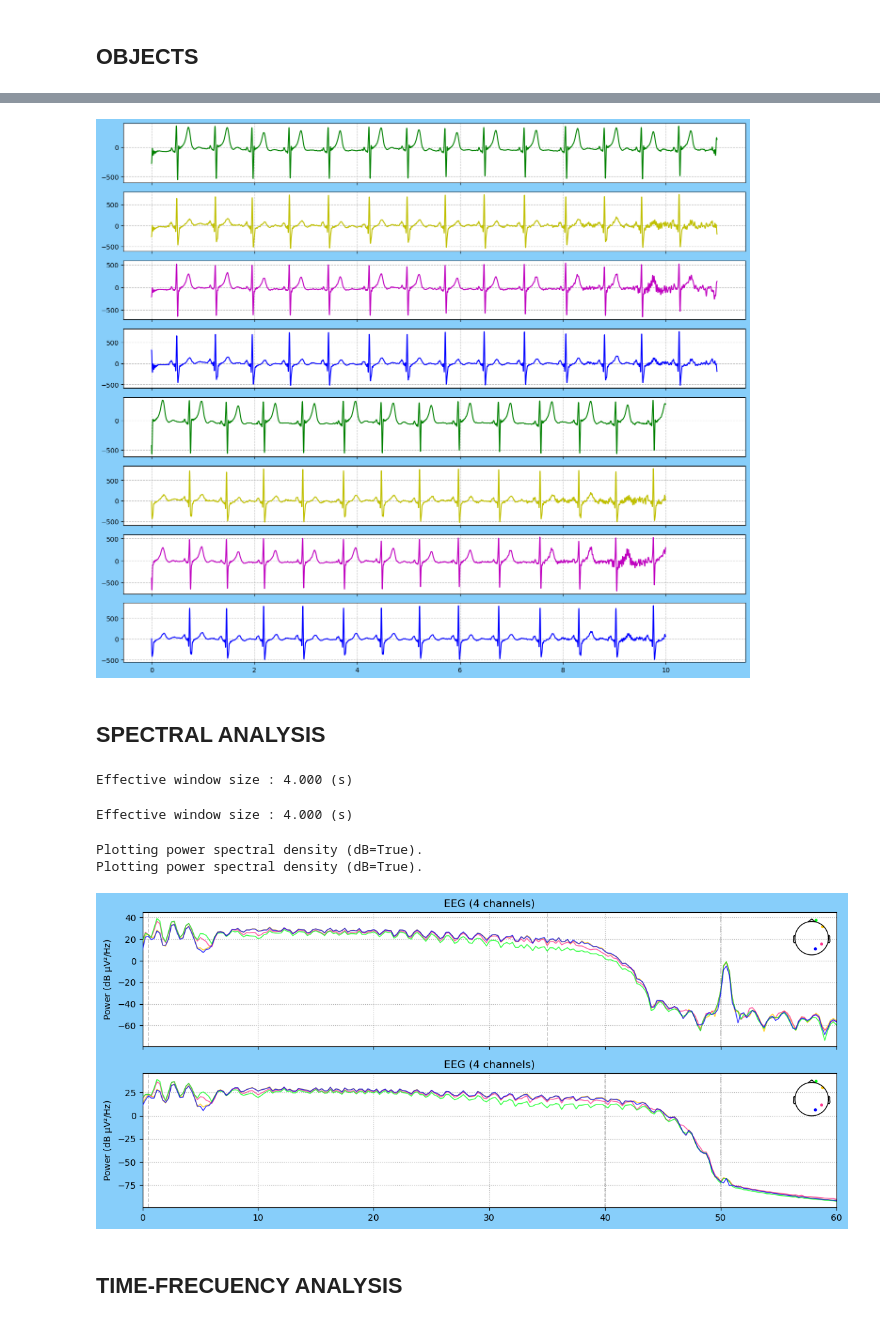
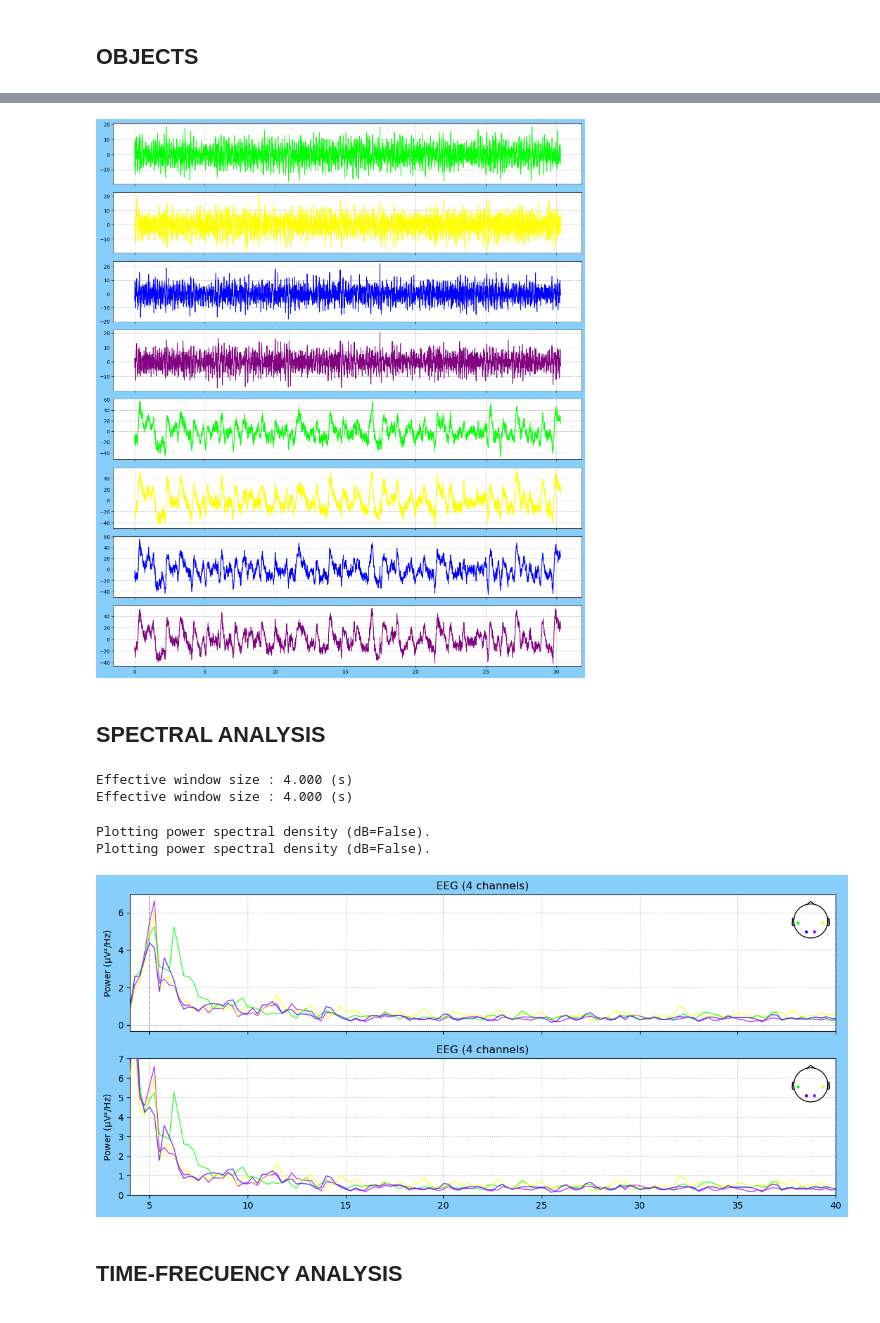
Before and after one commit to EloySerrudo/EEG_Project, a Jupyter notebook: bin/EDA_EEG.ipynb, the cells around one changed output, grey strips where cells are left out. Saved outputs shown, nothing was run; the diff lists cells and outputs as text; code cells hidden in the pictures.

```diff
--- a/bin/EDA_EEG.ipynb
+++ b/bin/EDA_EEG.ipynb
@@ -80,0 +44,6 @@ Ready.
+# %%
+data_1 = signal_1.loc[:, 'channel_1':'channel_4'].values.T
+data_2 = signal_2.loc[:, 'channel_1':'channel_4'].values.T
+
+eeg_raw_1 = mne.io.RawArray(data_1, info, verbose=True)
+eeg_raw_2 = mne.io.RawArray(data_2, info, verbose=True)
@@ -123,4 +101,3 @@ plt.show()
 # %%
-fl, fh = 0.5, 35.
-eeg_raw_f_1 = eeg_raw_1.copy().filter(l_freq=fl, h_freq=fh, method='fir', phase='zero', fir_window='hamming',
-                                      fir_design='firwin', pad='reflect', verbose=True)
+fl, fh = 5., 40.
+tmn, tmx = 0.5, 30.8
@@ -141,5 +104,8 @@ Designing a one-pass, zero-phase, non-causal bandpass filter:
 # %%
-eeg_raw_f_2 = eeg_raw_2.copy().filter(l_freq=fl, h_freq=40, method='fir', phase='zero-double', fir_window='hamming',
-                                      fir_design='firwin', pad='reflect', verbose=True).crop(tmin=0.5, tmax=10.5, include_tmax=False, verbose=True)
+eeg_raw_f_1 = eeg_raw_1.copy().filter(l_freq=fl, h_freq=fh, method='fir', phase='zero-double', fir_window='hamming',
+                                      fir_design='firwin', pad='reflect', verbose=True).crop(tmin=tmn, tmax=tmx, include_tmax=False, verbose=True)
+print(eeg_raw_f_1.n_times)
+eeg_raw_f_2 = eeg_raw_2.copy().filter(l_freq=0.5, h_freq=fh, method='fir', phase='zero-double', fir_window='hamming',
+                                      fir_design='firwin', pad='reflect', verbose=True).crop(tmin=tmn, tmax=tmx, include_tmax=False, verbose=True)
 # %% [output]
 Filtering raw data in 1 contiguous segment
@@ -167,78 +136,73 @@ print(x2.shape)
 # %%
-fig, (ax1, ax2, ax3, ax4, ax5, ax6, ax7, ax8) = plt.subplots(nrows=8, ncols=1, num=0, figsize=(14, 12), tight_layout=True, sharex=True)
+fig, (ax1, ax2, ax3, ax4, ax5, ax6, ax7, ax8) = plt.subplots(nrows=8, ncols=1, num=0, figsize=(14, 16), tight_layout=True, sharex=True)
 fig.set_facecolor('lightskyblue')
 
-ax1.plot(t1, x1[0], lw=1.5, color='g')
+ax1.plot(t1, x1[0], lw=1.5, color=chan_col['T3'])
 ax1.grid(alpha=.8, ls='--')
 # ax1.set_xlim(t.min(), t.max() + 1/fs)
-# ax1.set_ylim(-55, 55)
 
-ax2.plot(t1, x1[1], lw=1.5, color='y')
+ax2.plot(t1, x1[1], lw=1.5, color=chan_col['T4'])
 ax2.grid(alpha=.8, ls='--')
-# ax2.set_ylim(-55, 55)
 
-ax3.plot(t1, x1[2], lw=1.5, color='m')
+ax3.plot(t1, x1[2], lw=1.5, color=chan_col['O1'])
 ax3.grid(alpha=.8, ls='--')
-# ax3.set_ylim(-80, 80)
+# ax3.set_ylim(-40, 40)
 
-ax4.plot(t1, x1[3], lw=1.5, color='b')
+ax4.plot(t1, x1[3], lw=1.5, color=chan_col['O2'])
 ax4.grid(alpha=.8, ls='--')
-# ax4.set_ylim(-55, 55)
+# ax4.set_ylim(-30, 30)
 
-ax5.plot(t2, x2[0], lw=1.5, color='g')
+ax5.plot(t2, x2[0], lw=1.5, color=chan_col['T3'])
 ax5.grid(alpha=.8, ls='--')
-# ax5.set_ylim(-55, 55)
+# ax5.set_ylim(-30, 30)
 
-ax6.plot(t2, x2[1], lw=1.5, color='y')
+ax6.plot(t2, x2[1], lw=1.5, color=chan_col['T4'])
 ax6.grid(alpha=.8, ls='--')
-# ax6.set_ylim(-55, 55)
+# ax6.set_ylim(-40, 40)
 
-ax7.plot(t2, x2[2], lw=1.5, color='m')
+ax7.plot(t2, x2[2], lw=1.5, color=chan_col['O1'])
 ax7.grid(alpha=.8, ls='--')
 
-ax8.plot(t2, x2[3], lw=1.5, color='b')
+ax8.plot(t2, x2[3], lw=1.5, color=chan_col['O2'])
 ax8.grid(alpha=.8, ls='--')
-# ax8.set_ylim(-40, 40)
 
 plt.show()
 # %% [output]
-[figure, old version]
+[figure, new version]
 # %% [markdown]
 ## SPECTRAL ANALYSIS
 # %%
 ventana = 4
 win = int(ventana * fs)
-eeg_PSD_f_1 = eeg_raw_f_1.compute_psd(method='welch', fmax=60.0, picks='data', verbose=True,
+eeg_PSD_f_1 = eeg_raw_f_1.compute_psd(method='welch', fmin=0.1, fmax=40.0, picks='data', verbose=True,
                                       n_fft=win, n_overlap=win // 2, n_per_seg=win, window='hann')
+eeg_PSD_f_2 = eeg_raw_f_2.compute_psd(method='welch', fmin=0.1, fmax=40.0, picks='data', verbose=True,
+                                      n_fft=win, n_overlap=win // 2, n_per_seg=win, window='hann')
 # %% [output]
 Effective window size : 4.000 (s)
+Effective window size : 4.000 (s)
-# %%
-eeg_PSD_f_2 = eeg_raw_f_2.compute_psd(method='welch', fmax=60.0, picks='data', verbose=True,
-                                      n_fft=win, n_overlap=win // 2, n_per_seg=win, window='hann')
-# %% [output]
-Effective window size : 4.000 (s)
 # %%
-# Crear un objeto Figure y Axes personalizados
-
 fig, (ax1, ax2) = plt.subplots(nrows=2, ncols=1, num=0, figsize=(14, 6), sharex=True)
 fig.set_facecolor('lightskyblue')
 
 # Graficar la PSD en el Axes personalizado
-eeg_PSD_f_1.plot(dB=True, amplitude=False, color='r', spatial_colors=True, axes=ax1)
-eeg_PSD_f_2.plot(dB=True, amplitude=False, color='b', spatial_colors=True, axes=ax2)
+eeg_PSD_f_1.plot(dB=False, amplitude=False, spatial_colors=True, axes=ax1)
+eeg_PSD_f_2.plot(dB=False, amplitude=False, spatial_colors=True, axes=ax2)
 
 # Personalizar el Axes
 for line in ax1.get_lines():
     line.set_linewidth(1.1)  # Aumentar el grosor de las líneas
 for line in ax2.get_lines():
     line.set_linewidth(1.1)  # Aumentar el grosor de las líneas
-# ax1.set_ylim([-10, 30])  # Cambiar los límites del eje y
-# ax2.set_ylim([-10, 30])  # Cambiar los límites del eje y
+# ax1.set_ylim([-5, 25])  # Cambiar los límites del eje y
+#
+ax2.set_ylim([0, 7])  # Cambiar los límites del eje y
+ax1.set_xlim([4, 40])  # Cambiar los límites del eje y
 
 plt.show()
 # %% [output]
-Plotting power spectral density (dB=True).
-Plotting power spectral density (dB=True).
+Plotting power spectral density (dB=False).
+Plotting power spectral density (dB=False).
-[figure, old version]
+[figure, new version]
 # %% [markdown]
 ## TIME-FRECUENCY ANALYSIS
```
Also changed, not shown: parts of 39 cells of this notebook.
